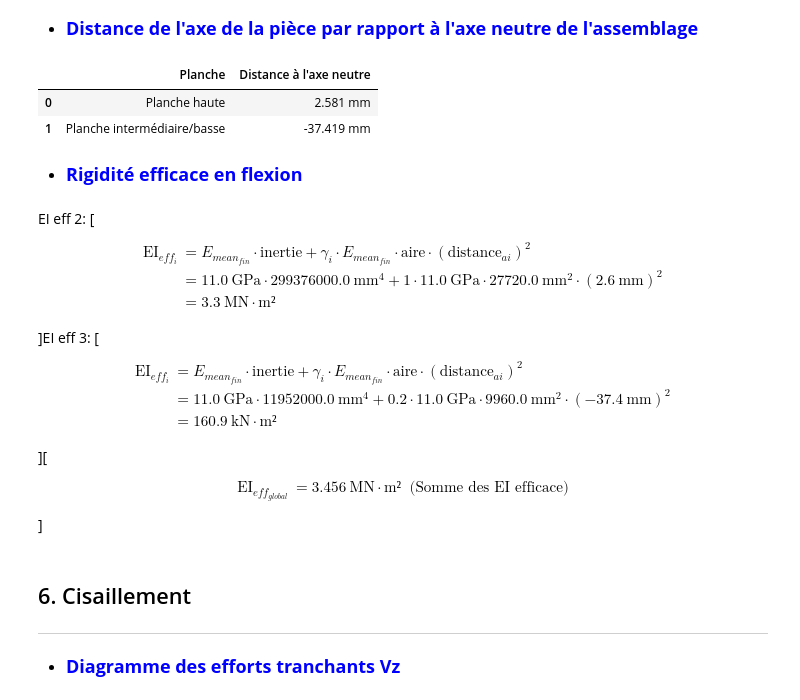
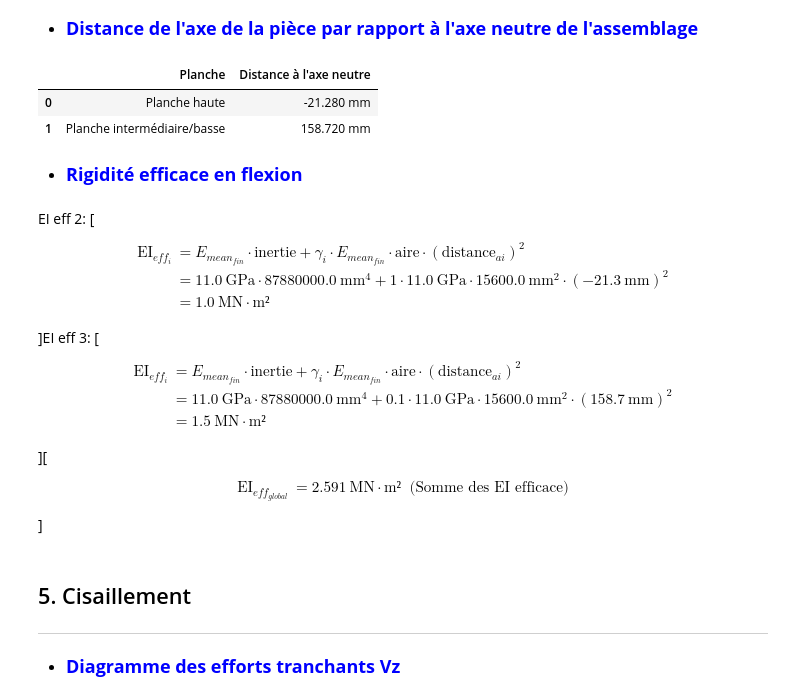
Before and after one commit to AnthonyPrst/ourocode, a Jupyter notebook: test_poutre_assemblee_meca.ipynb, the cells around one changed output. Cells and saved outputs as stored; diff of their text form; code cells hidden in the pictures.

```diff
--- a/test_poutre_assemblee_meca.ipynb
+++ b/test_poutre_assemblee_meca.ipynb
@@ -80,13 +87,17 @@ type_batiment, ok = QInputDialog.getItem(
 code_INSEE = 73215
 alt = 1200 #m
 type_element = "Élément structuraux"
-longueur = 4000 * si.mm
+categorie_batiment = "Cat A : habitation"
+longueur = 7000 * si.mm
 disposition
 classe_service = 1
 humidite_initiale = 12 #pourcent
 humidite_finale = 12 #pourcent
-recouvrement = -40 #mm
-entraxe_connecteurs = 200 #mm
+recouvrement = 180 #mm
+entraxe_connecteurs = 200 #
+deversement = False
+flambement_y = False
+flambement_z = False
 # %% [output]
 \[
 \begin{aligned}
@@ -128,8 +157,8 @@ node = 600
 - <font color="blue" size ="4">**Planche basse**</font>
 # %%
 %%render params 2
-b_planche_basse = 77 * si.mm
-h_planche_basse = 360 * si.mm
+b_planche_basse = 60 * si.mm
+h_planche_basse = 260 * si.mm
 classe_bois_planche_basse = "C24"
 # %% [output]
 \[
@@ -153,8 +182,8 @@ pd.DataFrame(barre2.caract_meca).T
 - <font color="blue" size ="4">**Planche haute**</font>
 # %%
 %%render params 2
-b_planche_intermediaire = 83 * si.mm
-h_planche_intermediaire = 120 * si.mm
+b_planche_intermediaire = 60 * si.mm
+h_planche_intermediaire = 260 * si.mm
 classe_bois_planche_intermediaire = "C24"
 # %% [output]
 \[
@@ -503,33 +487,33 @@ gamma_2
 - <font color="blue" size ="4">**Distance de l'axe de la pièce par rapport à l'axe neutre de l'assemblage**</font>
 # %%
 data = {"Planche":["Planche haute","Planche intermédiaire/basse"],
-        "Distance à l'axe neutre":[dalle.distance_ai[1],dalle.distance_ai[2]]}
+        "Distance à l'axe neutre":[dalle_ELU.distance_ai[1],dalle_ELU.distance_ai[2]]}
 distanceai = pd.DataFrame(data)
 distanceai
 # %% [output]
 |  | Planche | Distance à l'axe neutre |
-| 0 | Planche haute | 2.581 mm |
-| 1 | Planche intermédiaire/basse | -37.419 mm |
+| 0 | Planche haute | -21.280 mm |
+| 1 | Planche intermédiaire/basse | 158.720 mm |
 # %% [markdown]
 - <font color="blue" size ="4">**Rigidité efficace en flexion**</font>
 # %%
-display(Latex(ei_eff[0]))
+display(Latex(dalle_ELU.EI_eff[0]))
 # %% [output]
 EI eff 2: \[
 \begin{aligned}
-\mathrm{EI}_{eff_{i}} &= E_{mean_{fin}} \cdot \mathrm{inertie} + \gamma_{i} \cdot E_{mean_{fin}} \cdot \mathrm{aire} \cdot \left( \mathrm{distance}_{ai} \right) ^{ 2 } \\&= 11.0\ \mathrm{GPa} \cdot 299376000.0\ \mathrm{mm}^{4} + 1 \cdot 11.0\ \mathrm{GPa} \cdot 27720.0\ \mathrm{mm}^{2} \cdot \left( 2.6\ \mathrm{mm} \right) ^{ 2 } \\&= 3.3\ \mathrm{MN} \cdot \mathrm{m²}  \\[10pt]
+\mathrm{EI}_{eff_{i}} &= E_{mean_{fin}} \cdot \mathrm{inertie} + \gamma_{i} \cdot E_{mean_{fin}} \cdot \mathrm{aire} \cdot \left( \mathrm{distance}_{ai} \right) ^{ 2 } \\&= 11.0\ \mathrm{GPa} \cdot 87880000.0\ \mathrm{mm}^{4} + 1 \cdot 11.0\ \mathrm{GPa} \cdot 15600.0\ \mathrm{mm}^{2} \cdot \left( -21.3\ \mathrm{mm} \right) ^{ 2 } \\&= 1.0\ \mathrm{MN} \cdot \mathrm{m²}  \\[10pt]
 \end{aligned}
 \]EI eff 3: \[
 \begin{aligned}
-\mathrm{EI}_{eff_{i}} &= E_{mean_{fin}} \cdot \mathrm{inertie} + \gamma_{i} \cdot E_{mean_{fin}} \cdot \mathrm{aire} \cdot \left( \mathrm{distance}_{ai} \right) ^{ 2 } \\&= 11.0\ \mathrm{GPa} \cdot 11952000.0\ \mathrm{mm}^{4} + 0.2 \cdot 11.0\ \mathrm{GPa} \cdot 9960.0\ \mathrm{mm}^{2} \cdot \left( -37.4\ \mathrm{mm} \right) ^{ 2 } \\&= 160.9\ \mathrm{kN} \cdot \mathrm{m²}  \\[10pt]
+\mathrm{EI}_{eff_{i}} &= E_{mean_{fin}} \cdot \mathrm{inertie} + \gamma_{i} \cdot E_{mean_{fin}} \cdot \mathrm{aire} \cdot \left( \mathrm{distance}_{ai} \right) ^{ 2 } \\&= 11.0\ \mathrm{GPa} \cdot 87880000.0\ \mathrm{mm}^{4} + 0.1 \cdot 11.0\ \mathrm{GPa} \cdot 15600.0\ \mathrm{mm}^{2} \cdot \left( 158.7\ \mathrm{mm} \right) ^{ 2 } \\&= 1.5\ \mathrm{MN} \cdot \mathrm{m²}  \\[10pt]
 \end{aligned}
 \]\[
 \begin{aligned}
-\mathrm{EI}_{eff_{global}} &= 3.456\ \mathrm{MN} \cdot \mathrm{m²} \; \;\textrm{(Somme des EI efficace)}
+\mathrm{EI}_{eff_{global}} &= 2.591\ \mathrm{MN} \cdot \mathrm{m²} \; \;\textrm{(Somme des EI efficace)}
 \end{aligned}
 \]
 # %% [markdown]
-## 6. Cisaillement
+## 5. Cisaillement
 ----
 # %% [markdown]
 - <font color="blue" size ="4">**Diagramme des efforts tranchants Vz**</font>
```
Also changed, not shown: parts of 89 cells of this notebook, 11 other files.
